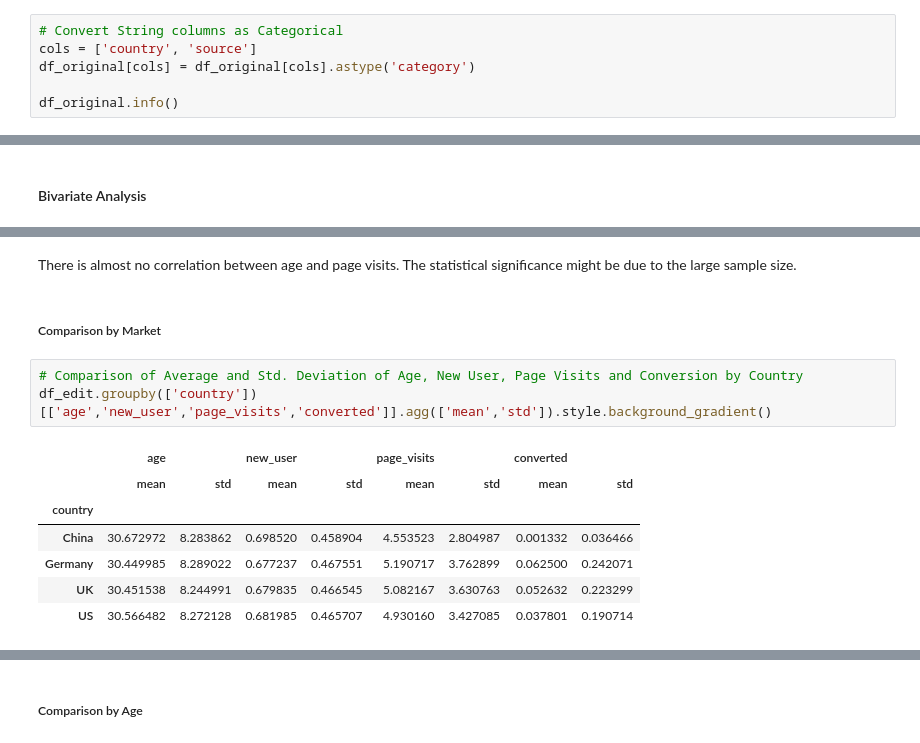
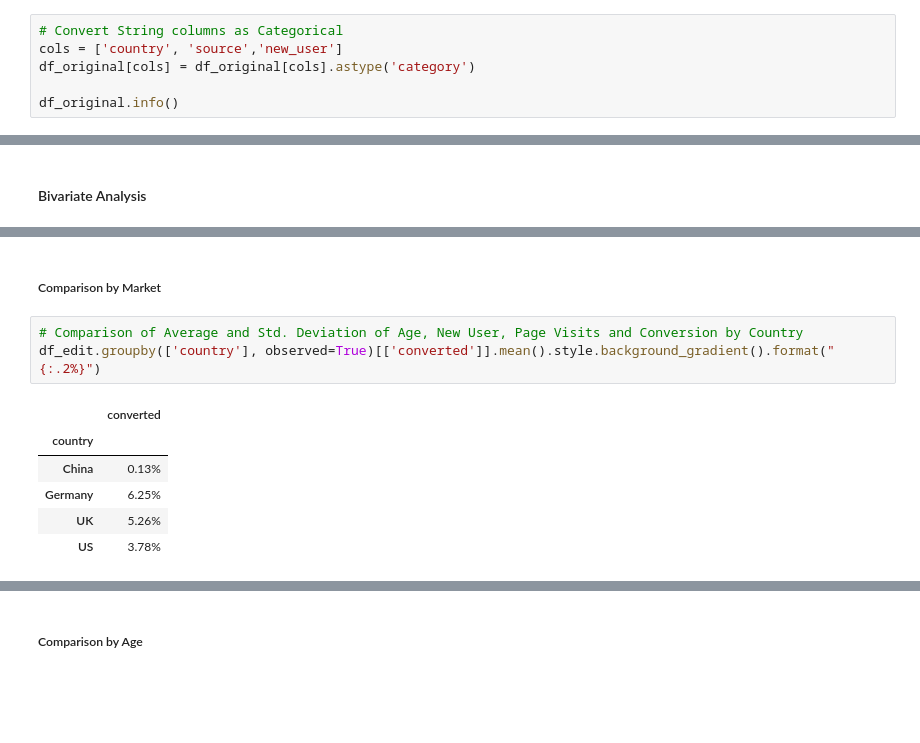
Before and after one commit to traha-89/Portafoglio, a Jupyter notebook: Landing Page Optimization/LP_CRAnalysis_Prediction_2.ipynb, the cells around one changed output, grey strips where cells are left out. Saved outputs shown, nothing was run; the diff lists cells and outputs as text; blank space fills up the shorter version.

```diff
--- a/Landing Page Optimization/LP_CRAnalysis_Prediction_2.ipynb
+++ b/Landing Page Optimization/LP_CRAnalysis_Prediction_2.ipynb
@@ -97,7 +97,7 @@ Initial Observations:
 - *converted* would imply sale/conversion in that particular record/session. Average value of 0.0322 implies about 3.22% aggregate conversion rate.
 # %%
 # Convert String columns as Categorical
-cols = ['country', 'source']
+cols = ['country', 'source','new_user']
 df_original[cols] = df_original[cols].astype('category')
 
 df_original.info()
@@ -306,15 +286,12 @@ P-value: 8.638578755890443e-49
-# %% [markdown]
-There is almost no correlation between age and page visits. The statistical significance might be due to the large sample size.
 # %% [markdown]
 ##### Comparison by Market
 # %%
 # Comparison of Average and Std. Deviation of Age, New User, Page Visits and Conversion by Country
-df_edit.groupby(['country'])[['age','new_user','page_visits','converted']].agg(['mean','std']).style.background_gradient()
+df_edit.groupby(['country'], observed=True)[['converted']].mean().style.background_gradient().format("{:.2%}")
 # %% [output]
-|  | age |  | new_user |  | page_visits |  | converted |  |
-|  | mean | std | mean | std | mean | std | mean | std |
-| country |  |  |  |  |  |  |  |  |
-| China | 30.672972 | 8.283862 | 0.698520 | 0.458904 | 4.553523 | 2.804987 | 0.001332 | 0.036466 |
-| Germany | 30.449985 | 8.289022 | 0.677237 | 0.467551 | 5.190717 | 3.762899 | 0.062500 | 0.242071 |
-| UK | 30.451538 | 8.244991 | 0.679835 | 0.466545 | 5.082167 | 3.630763 | 0.052632 | 0.223299 |
-| US | 30.566482 | 8.272128 | 0.681985 | 0.465707 | 4.930160 | 3.427085 | 0.037801 | 0.190714 |
+|  | converted |
+| country |  |
+| China | 0.13% |
+| Germany | 6.25% |
+| UK | 5.26% |
+| US | 3.78% |
```
Also changed, not shown: parts of 49 cells of this notebook.
